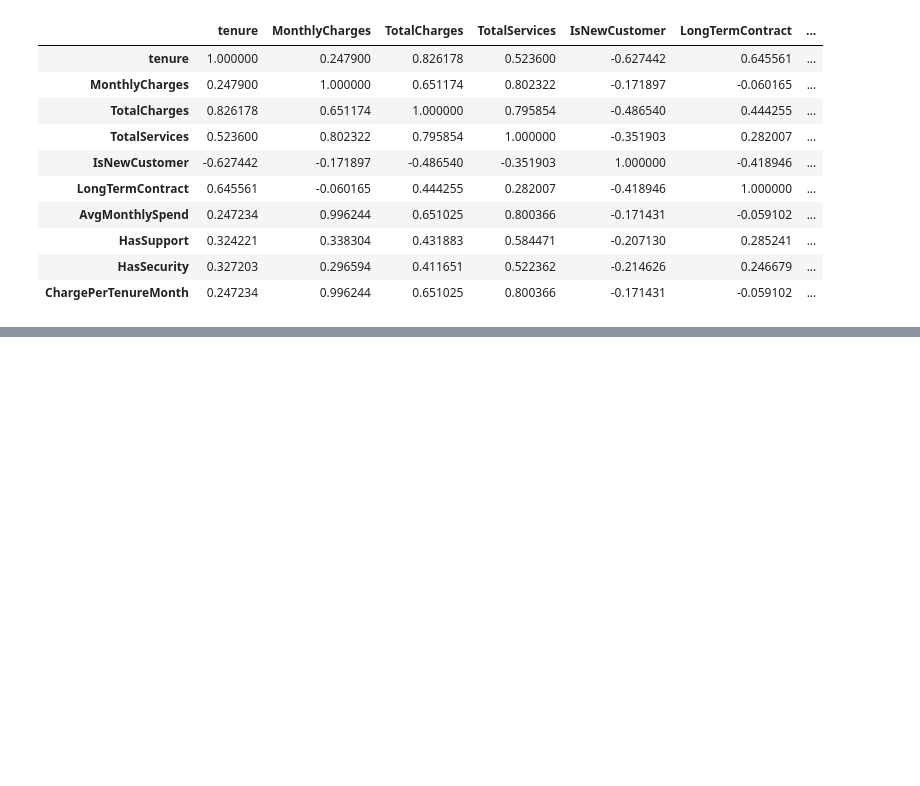
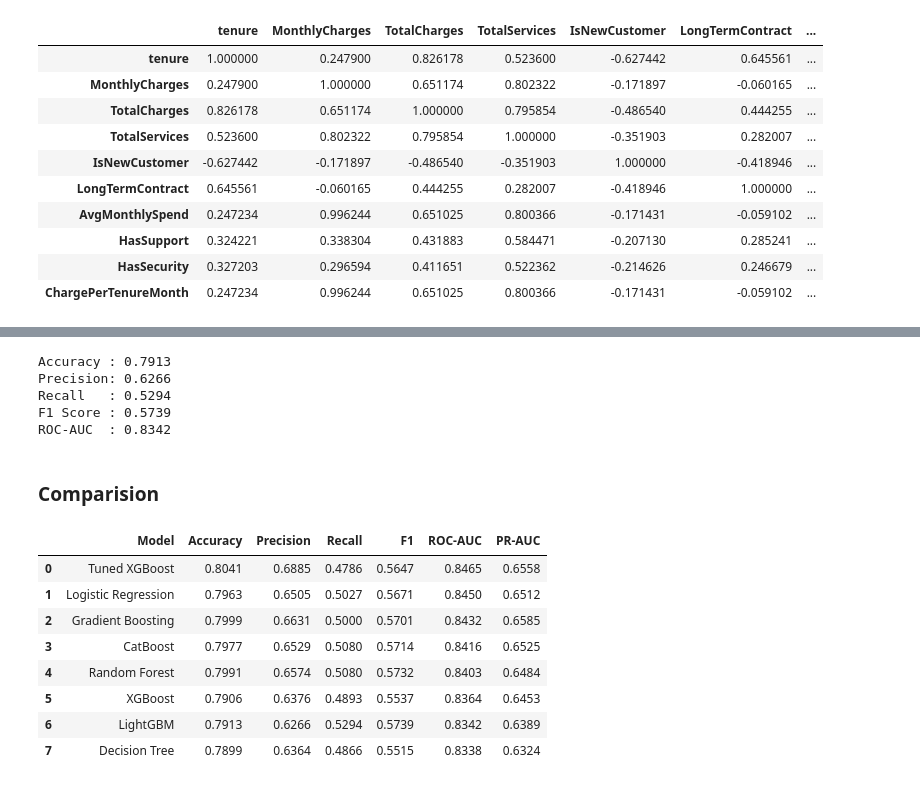
Before and after one commit to Sushil-Meher/ChurnSense, a Jupyter notebook: notebooks/01_churn_prediction.ipynb, the cells around one changed output, grey strips where cells are left out. Cells and saved outputs as stored; diff of their text form; code cells hidden in the pictures; blank space fills up the shorter version.

Commit message:
model trained and hyperparameter tuning

```diff
--- a/notebooks/01_churn_prediction.ipynb
+++ b/notebooks/01_churn_prediction.ipynb
@@ -666,0 +1027,2 @@ df_model[
+# %%
+xgb_model.fit(X_train, y_train)
@@ -666,0 +1076,2 @@ df_model[
+# %%
+catboost_model.fit(X_train, y_train)
@@ -666,0 +1126,2 @@ df_model[
+# %%
+lightgbm_model.fit(X_train, y_train)
@@ -666,0 +1146,25 @@ df_model[
+# %%
+evaluate_model(
+    lightgbm_model,
+    X_test,
+    y_test
+)
+# %% [output]
+Accuracy : 0.7913
+Precision: 0.6266
+Recall   : 0.5294
+F1 Score : 0.5739
+ROC-AUC  : 0.8342
+# %% [markdown]
+### Comparision
+# %%
+all_models = {
+    "Logistic Regression": logistic_model,
+    "Decision Tree": decision_tree_model,
+    "Random Forest": random_forest_model,
+    "Gradient Boosting": gradient_boosting_model,
+    "XGBoost": xgb_model,
+    "Tuned XGBoost": tuned_xgb,
+    "CatBoost": catboost_model,
+    "LightGBM": lightgbm_model
+}
@@ -666,0 +1173,35 @@ df_model[
+# %%
+model_results = []
+
+for name, model in all_models.items():
+    y_pred = model.predict(X_test)
+    y_prob = model.predict_proba(X_test)[:, 1]
+
+    model_results.append({
+        "Model": name,
+        "Accuracy": accuracy_score(y_test, y_pred),
+        "Precision": precision_score(y_test, y_pred),
+        "Recall": recall_score(y_test, y_pred),
+        "F1": f1_score(y_test, y_pred),
+        "ROC-AUC": roc_auc_score(y_test, y_prob),
+        "PR-AUC": average_precision_score(y_test, y_prob)
+    })
+
+model_results_df = pd.DataFrame(model_results)
+
+model_results_df = model_results_df.sort_values(
+    by="ROC-AUC",
+    ascending=False
+).reset_index(drop=True)
+
+model_results_df.round(4)
+# %% [output]
+|  | Model | Accuracy | Precision | Recall | F1 | ROC-AUC | PR-AUC |
+| 0 | Tuned XGBoost | 0.8041 | 0.6885 | 0.4786 | 0.5647 | 0.8465 | 0.6558 |
+| 1 | Logistic Regression | 0.7963 | 0.6505 | 0.5027 | 0.5671 | 0.8450 | 0.6512 |
+| 2 | Gradient Boosting | 0.7999 | 0.6631 | 0.5000 | 0.5701 | 0.8432 | 0.6585 |
+| 3 | CatBoost | 0.7977 | 0.6529 | 0.5080 | 0.5714 | 0.8416 | 0.6525 |
+| 4 | Random Forest | 0.7991 | 0.6574 | 0.5080 | 0.5732 | 0.8403 | 0.6484 |
+| 5 | XGBoost | 0.7906 | 0.6376 | 0.4893 | 0.5537 | 0.8364 | 0.6453 |
+| 6 | LightGBM | 0.7913 | 0.6266 | 0.5294 | 0.5739 | 0.8342 | 0.6389 |
+| 7 | Decision Tree | 0.7899 | 0.6364 | 0.4866 | 0.5515 | 0.8338 | 0.6324 |
```
Also changed, not shown: parts of 69 cells of this notebook, 4 other files.
